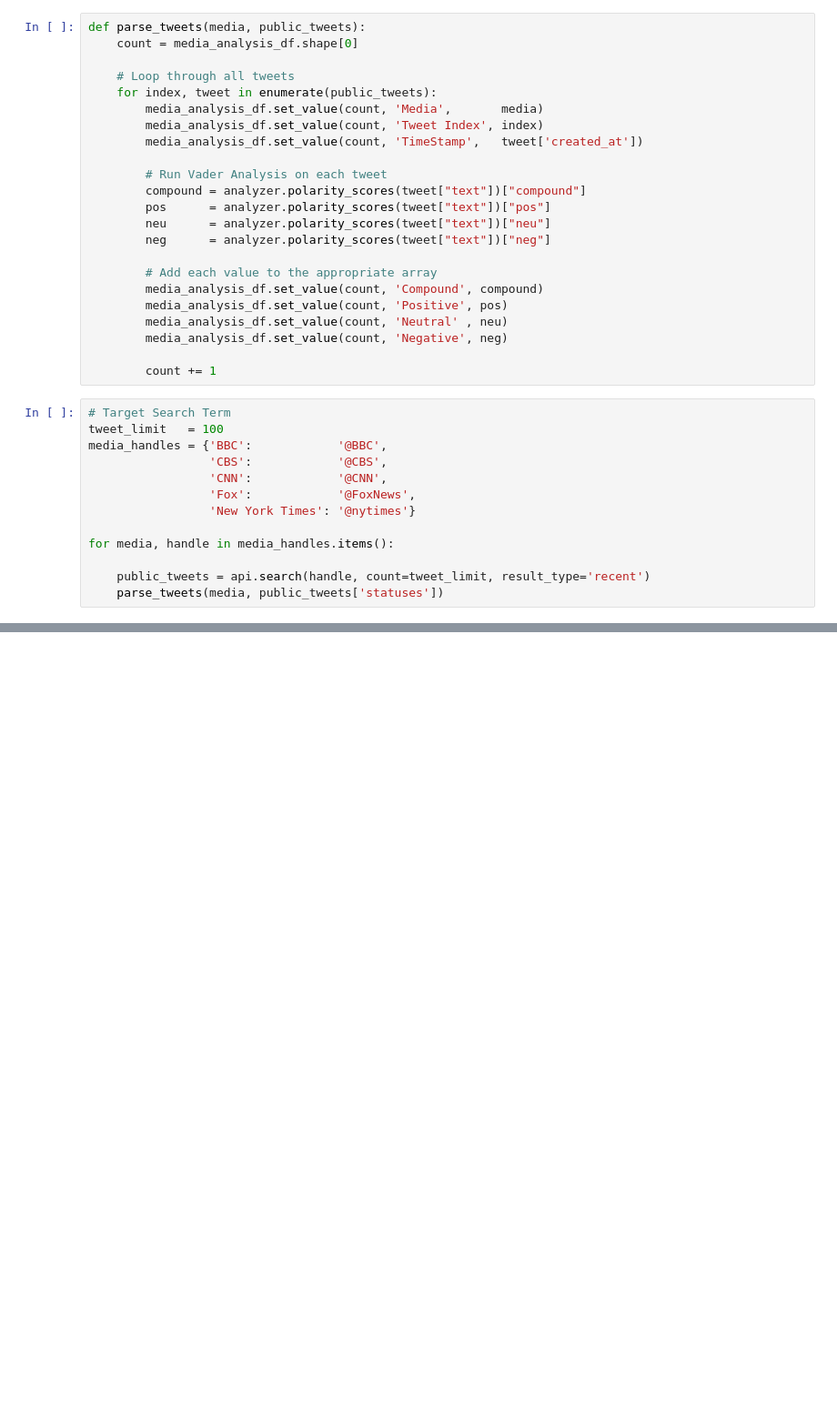
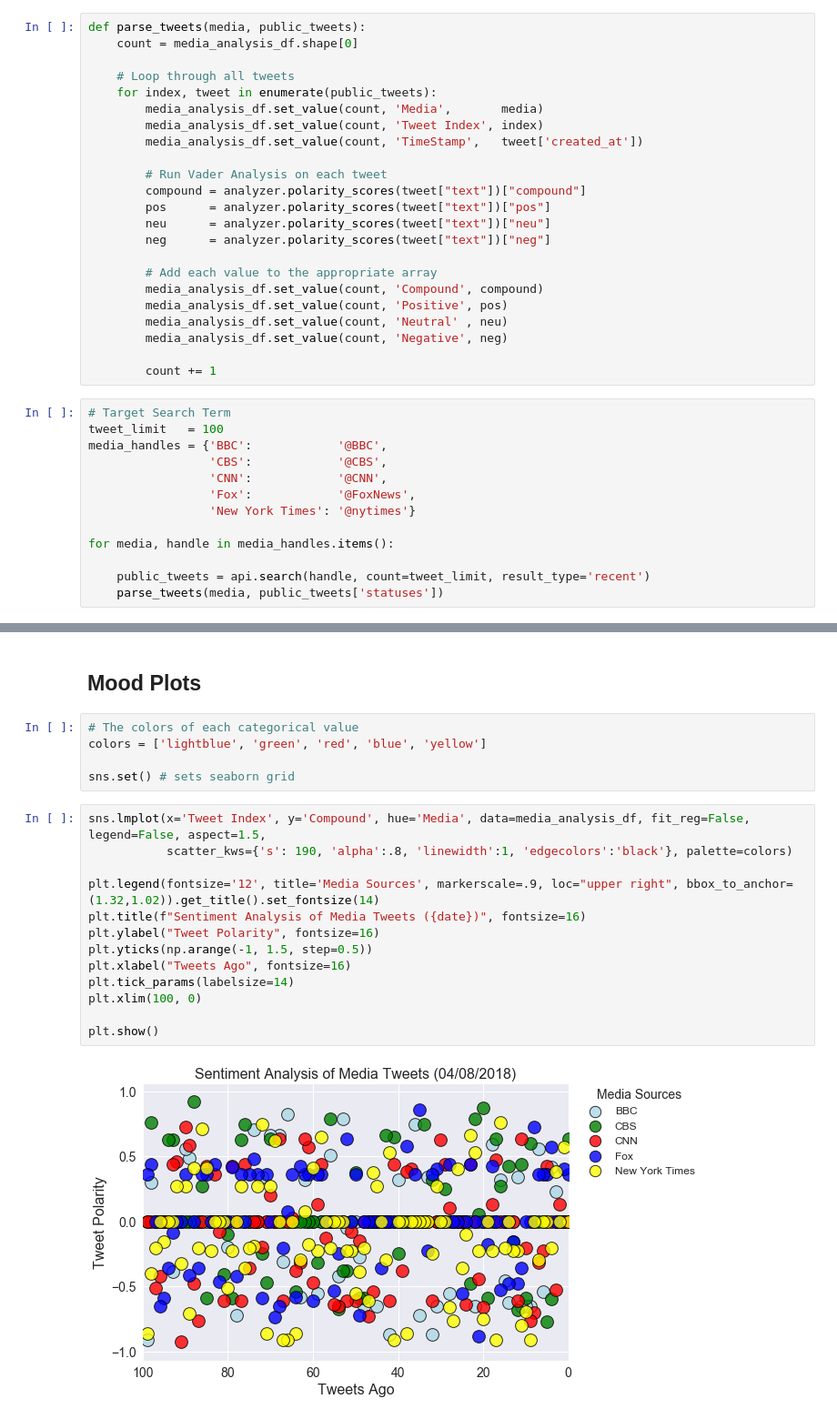
Before and after one commit to deleojean/social-analytics-challenge, a Jupyter notebook: main.ipynb, the cells around one changed output, grey strips where cells are left out. Shown: that part at 91% size. Cells and saved outputs as stored; diff of their text form; blank space fills up the shorter version.

Commit message:
Create scatter plot and bar chart

```diff
--- a/main.ipynb
+++ b/main.ipynb
@@ -88,0 +98,22 @@ Name: Media, dtype: int64
+# %% [markdown]
+## Mood Plots
+# %%
+# The colors of each categorical value
+colors = ['lightblue', 'green', 'red', 'blue', 'yellow']
+
+sns.set() # sets seaborn grid
+# %%
+sns.lmplot(x='Tweet Index', y='Compound', hue='Media', data=media_analysis_df, fit_reg=False, legend=False, aspect=1.5,
+           scatter_kws={'s': 190, 'alpha':.8, 'linewidth':1, 'edgecolors':'black'}, palette=colors)
+
+plt.legend(fontsize='12', title='Media Sources', markerscale=.9, loc="upper right", bbox_to_anchor=(1.32,1.02)).get_title().set_fontsize(14)
+plt.title(f"Sentiment Analysis of Media Tweets ({date})", fontsize=16)
+plt.ylabel("Tweet Polarity", fontsize=16)
+plt.yticks(np.arange(-1, 1.5, step=0.5))
+plt.xlabel("Tweets Ago", fontsize=16)
+plt.tick_params(labelsize=14)
+plt.xlim(100, 0)
+
+plt.show()
+# %% [output]
+[figure, added]
```
Also changed, not shown: parts of 3 cells of this notebook.
